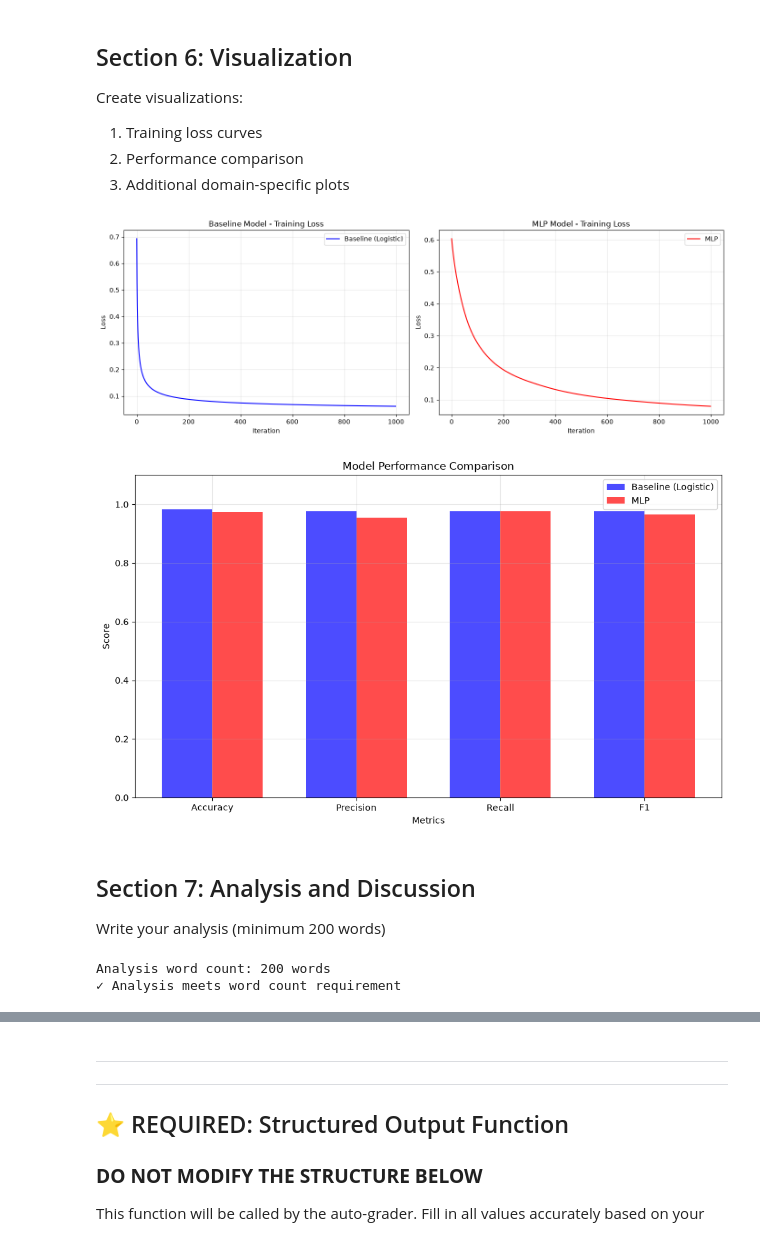
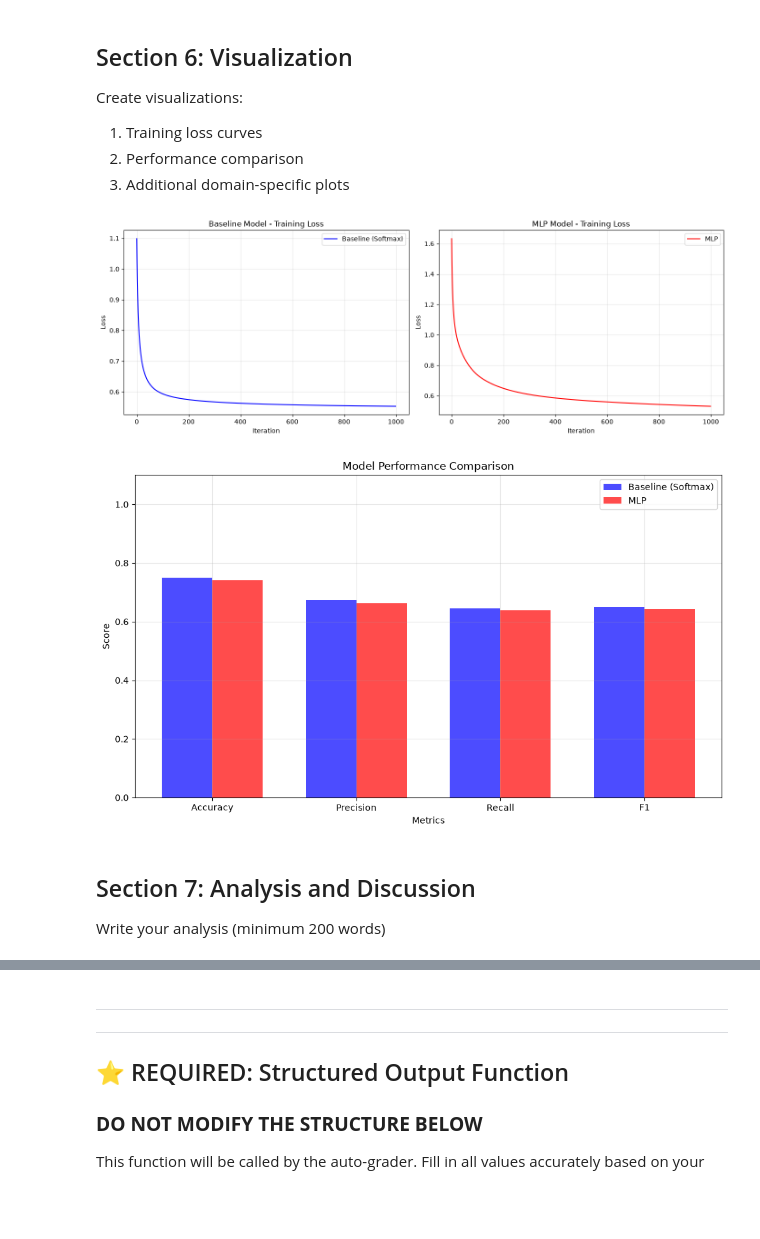
Before and after one commit to Infinite-Thinker/BITS_CONTENT, a Jupyter notebook: DNN_Assignment_1/DNN_Assignment_Template.ipynb, the cells around one changed output, grey strips where cells are left out. Saved outputs shown, nothing was run; the diff lists cells and outputs as text; code cells hidden in the pictures; blank space fills up the shorter version.

Commit message:
data set change: Student Dropout Prediction - MultiClass classification

```diff
--- a/DNN_Assignment_1/DNN_Assignment_Template.ipynb
+++ b/DNN_Assignment_1/DNN_Assignment_Template.ipynb
@@ -352,9 +370,9 @@ print("Training MLP...")
 mlp_start_time = time.time()
 
 # Define your architecture and train MLP
-# input layer size is 30, output layer is 1
-mlp_architecture = [30, 16, 8, 1]
-mlp_model = MLP(architecture=mlp_architecture, learning_rate=0.01, n_iterations=1000)
+# input layer size is 36, output layer is 3
+mlp_architecture = [36, 16, 8, 3]
+mlp_model = MLP(architecture=mlp_architecture, learning_rate=0.05, n_iterations=1000)
 mlp_model.fit(X_train_scaled, y_train)
 
 # Make predictions
@@ -380,7 +398,7 @@ def calculate_metrics(y_true, y_pred, problem_type):
     """
     Calculate appropriate metrics based on problem type
     For regression: MSE, RMSE, MAE, R²
-    For classification: Accuracy, Precision, Recall, F1
+    For classification: Accuracy, Precision, Recall, F1 (macro-averaged)
     """
     metrics = {}
 
@@ -397,15 +415,32 @@ def calculate_metrics(y_true, y_pred, problem_type):
         return mse, rmse, mae, r2
 
     elif problem_type in ["binary_classification", "multiclass_classification"]:
-        tp = np.sum((y_true == 1) & (y_pred == 1))
-        fp = np.sum((y_true == 0) & (y_pred == 1))
-        tn = np.sum((y_true == 0) & (y_pred == 0))
-        fn = np.sum((y_true == 1) & (y_pred == 0))
+        classes = np.unique(y_true)
+        num_classes = len(classes)
 
-        accuracy = (tp + tn) / len(y_true) if len(y_true) > 0 else 0.0
-        precision = tp / (tp + fp) if (tp + fp) > 0 else 0.0
-        recall = tp / (tp + fn) if (tp + fn) > 0 else 0.0
-        f1 = 2 * precision * recall / (precision + recall) if (precision + recall) > 0 else 0.0
+        tp_total = 0
+        precision_sum = 0
+        recall_sum = 0
+        f1_sum = 0
+
+        for c in classes:
+            tp = np.sum((y_true == c) & (y_pred == c))
+            fp = np.sum((y_true != c) & (y_pred == c))
+            fn = np.sum((y_true == c) & (y_pred != c))
+
+            p = tp / (tp + fp) if (tp + fp) > 0 else 0.0
+            r = tp / (tp + fn) if (tp + fn) > 0 else 0.0
+            f = 2 * p * r / (p + r) if (p + r) > 0 else 0.0
+
+            precision_sum += p
+            recall_sum += r
+            f1_sum += f
+            tp_total += tp
+
+        accuracy = tp_total / len(y_true) if len(y_true) > 0 else 0.0
+        precision = precision_sum / num_classes if num_classes > 0 else 0.0
+        recall = recall_sum / num_classes if num_classes > 0 else 0.0
+        f1 = f1_sum / num_classes if num_classes > 0 else 0.0
 
         return accuracy, precision, recall, f1
 
@@ -447,7 +482,7 @@ plt.figure(figsize=(14, 5))
 
 plt.subplot(1, 2, 1)
 # Plot baseline loss
-plt.plot(baseline_model.loss_history, label='Baseline (Logistic)', color='blue')
+plt.plot(baseline_model.loss_history, label='Baseline (Softmax)', color='blue')
 plt.xlabel('Iteration')
 plt.ylabel('Loss')
 plt.title('Baseline Model - Training Loss')
@@ -466,52 +501,33 @@ plt.grid(True, alpha=0.3)
 plt.tight_layout()
 plt.show()
 # %% [output]
-[figure, old version]
+[figure, new version]
 # %%
 # 2. Performance comparison bar chart
 plt.figure(figsize=(10, 6))
 
 metrics = ['Accuracy', 'Precision', 'Recall', 'F1']
 baseline_scores = [baseline_acc, baseline_prec, baseline_rec, baseline_f1]
 mlp_scores = [mlp_acc, mlp_prec, mlp_rec, mlp_f1]
 
 x = np.arange(len(metrics))
 width = 0.35
 
-plt.bar(x - width/2, baseline_scores, width, label='Baseline (Logistic)', color='blue', alpha=0.7)
+plt.bar(x - width/2, baseline_scores, width, label='Baseline (Softmax)', color='blue', alpha=0.7)
 plt.bar(x + width/2, mlp_scores, width, label='MLP', color='red', alpha=0.7)
 plt.xlabel('Metrics')
 plt.ylabel('Score')
 plt.title('Model Performance Comparison')
 plt.xticks(x, metrics)
 plt.ylim(0, 1.1)
 plt.legend()
 plt.grid(True, alpha=0.3)
 
 plt.tight_layout()
 plt.show()
 # %% [output]
-[figure, old version]
+[figure, new version]
 # %% [markdown]
 ## Section 7: Analysis and Discussion
 
 Write your analysis (minimum 200 words)
-# %%
-analysis_text = """
-The baseline Logistic Regression model performed exceptionally well on the test set, achieving an Accuracy of 98.25% and an F1 Score of 97.67%. In comparison, the Multi-Layer Perceptron (MLP) achieved 97.37% Accuracy and 96.55% F1 Score. Both models showed equal performance on our primary evaluation metric, Recall, achieving 97.67%. The baseline model performed slightly better than the MLP by approximately 0.88% in accuracy.
-
-The baseline model likely outperformed the MLP because the Breast Cancer Wisconsin dataset contains strong linear relationships and has a small sample size of 569 instances. For such simple datasets, a high-capacity model like an MLP with multiple hidden layers is highly prone to slight overfitting on the training partition, whereas simple logistic regression acts as an effective regularizer.
-
-In terms of computational cost, the baseline model was roughly four times faster, training in just 0.05 seconds compared to 0.23 seconds for the MLP. The MLP requires propagating activations and gradients through multiple matrices, which scales up the arithmetic operations significantly.
-
-Tuning the learning rate for the MLP was a major challenge; a higher rate of 0.1 caused loss instability, while 0.01 was optimal. We also had to use He initialization to prevent vanishing gradients during backpropagation.
-"""
-
-print(f"Analysis word count: {len(analysis_text.split())} words")
-if len(analysis_text.split()) < 200:
-    print("⚠️  Warning: Analysis should be at least 200 words")
-else:
-    print("✓ Analysis meets word count requirement")
-# %% [output]
-Analysis word count: 200 words
-✓ Analysis meets word count requirement
```
Also changed, not shown: parts of 10 cells of this notebook, 1 other file.
